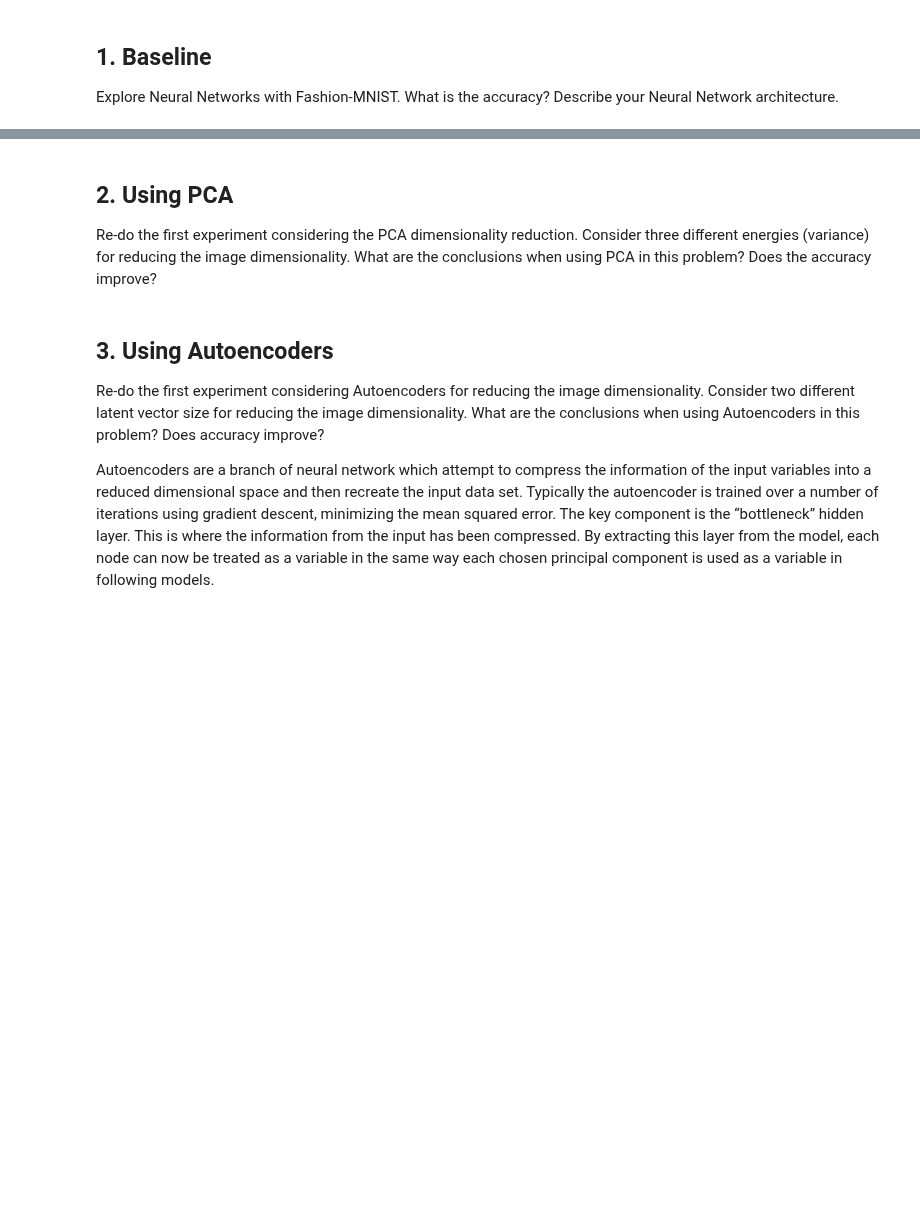
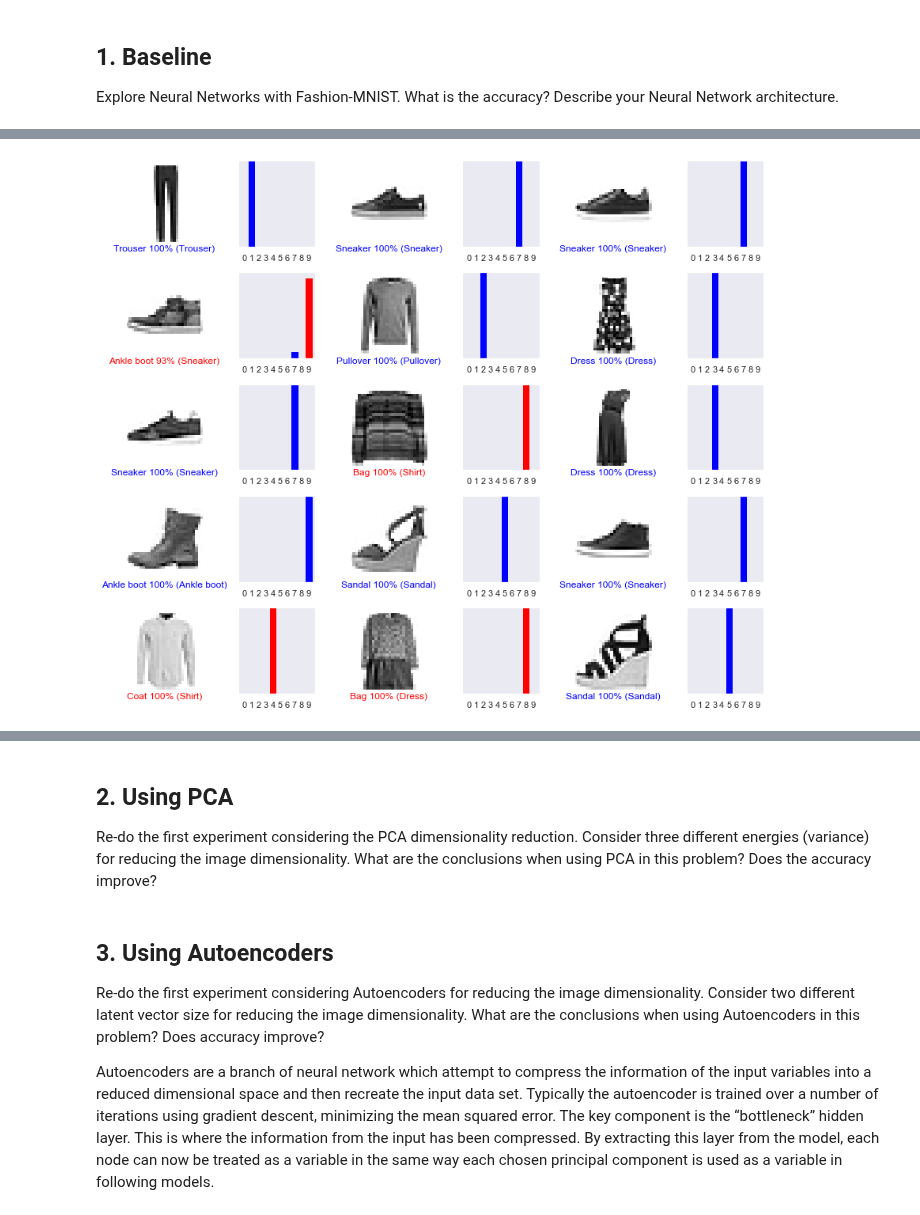
Before and after one commit to laurelkeys/machine-learning, a Jupyter notebook: assignment-3/preassignment/PreAssignment3.ipynb, the cells around one changed output, grey strips where cells are left out. Saved outputs shown, nothing was run; the diff lists cells and outputs as text; code cells hidden in the pictures; blank space fills up the shorter version.

```diff
--- a/assignment-3/preassignment/PreAssignment3.ipynb
+++ b/assignment-3/preassignment/PreAssignment3.ipynb
@@ -343 +300,5 @@ def print_cm(ys, ys_pred, class_names, figsize=(10, 9), fontsize=12):
+# %%
+plot_image_with_prediction(xs_val, ys_val, ys_val_pred)
+# %% [output]
+[figure, added]
 # %%
```
Also changed, not shown: parts of 30 cells of this notebook, 1 other file.
